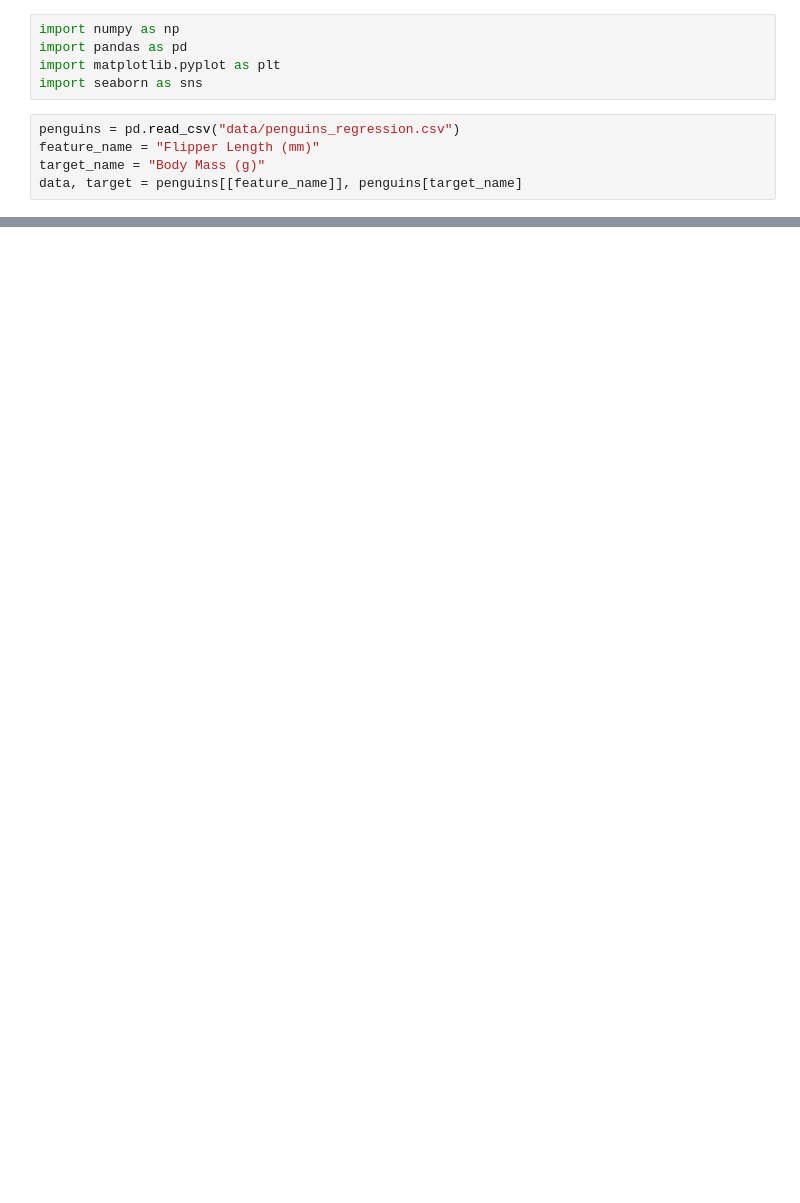
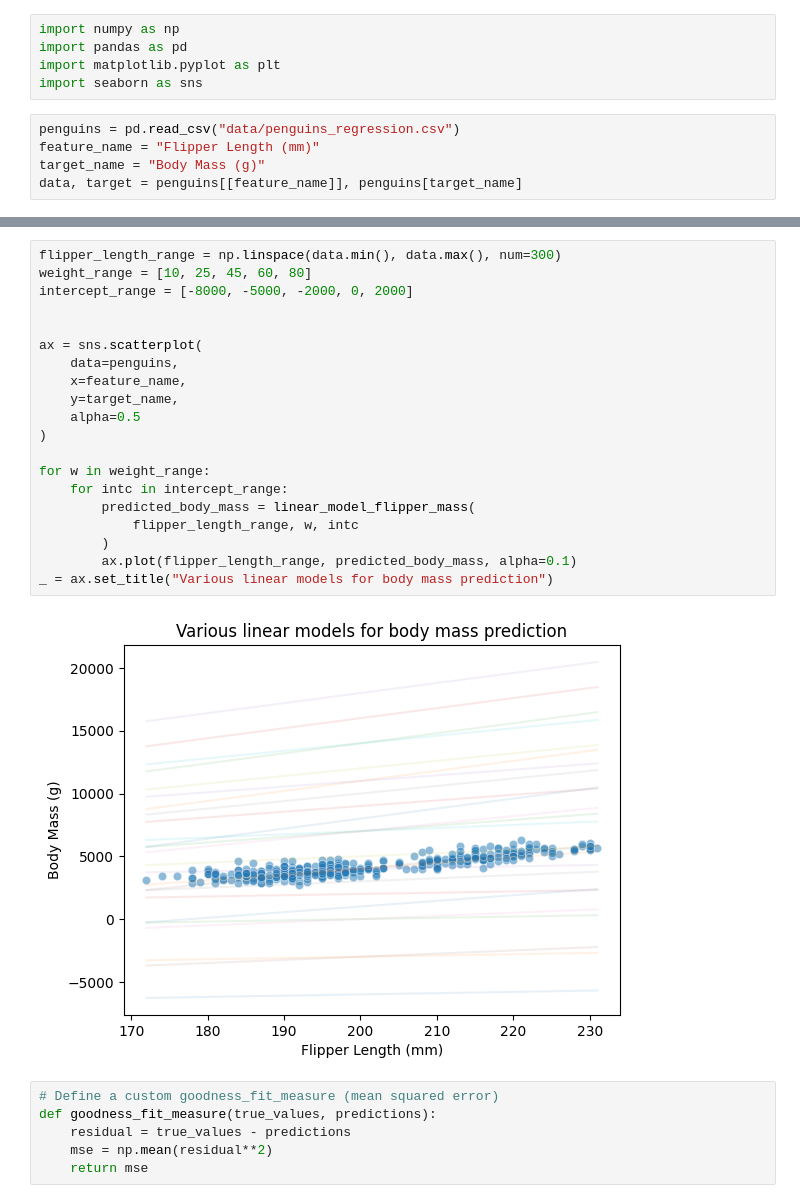
Before and after one commit to tensor-polinomics/Learning, a Jupyter notebook: sklearn/mooc4.ipynb, the cells around one changed output, grey strips where cells are left out. Cells and saved outputs as stored; diff of their text form; blank space fills up the shorter version.

Commit message:
learning models

```diff
--- a/sklearn/mooc4.ipynb
+++ b/sklearn/mooc4.ipynb
@@ -37,0 +42,28 @@ _ = ax.set_title(label.format(weight_flipper_length, intercept_body_mass))
+# %%
+flipper_length_range = np.linspace(data.min(), data.max(), num=300)
+weight_range = [10, 25, 45, 60, 80]
+intercept_range = [-8000, -5000, -2000, 0, 2000]
+
+
+ax = sns.scatterplot(
+    data=penguins,
+    x=feature_name,
+    y=target_name,
+    alpha=0.5
+)
+
+for w in weight_range:
+    for intc in intercept_range:
+        predicted_body_mass = linear_model_flipper_mass(
+            flipper_length_range, w, intc
+        )
+        ax.plot(flipper_length_range, predicted_body_mass, alpha=0.1)
+_ = ax.set_title("Various linear models for body mass prediction")
+# %% [output]
+[figure, added]
+# %%
+# Define a custom goodness_fit_measure (mean squared error)
+def goodness_fit_measure(true_values, predictions):
+    residual = true_values - predictions
+    mse = np.mean(residual**2)
+    return mse
```
Also changed, not shown: parts of 46 cells of this notebook.
